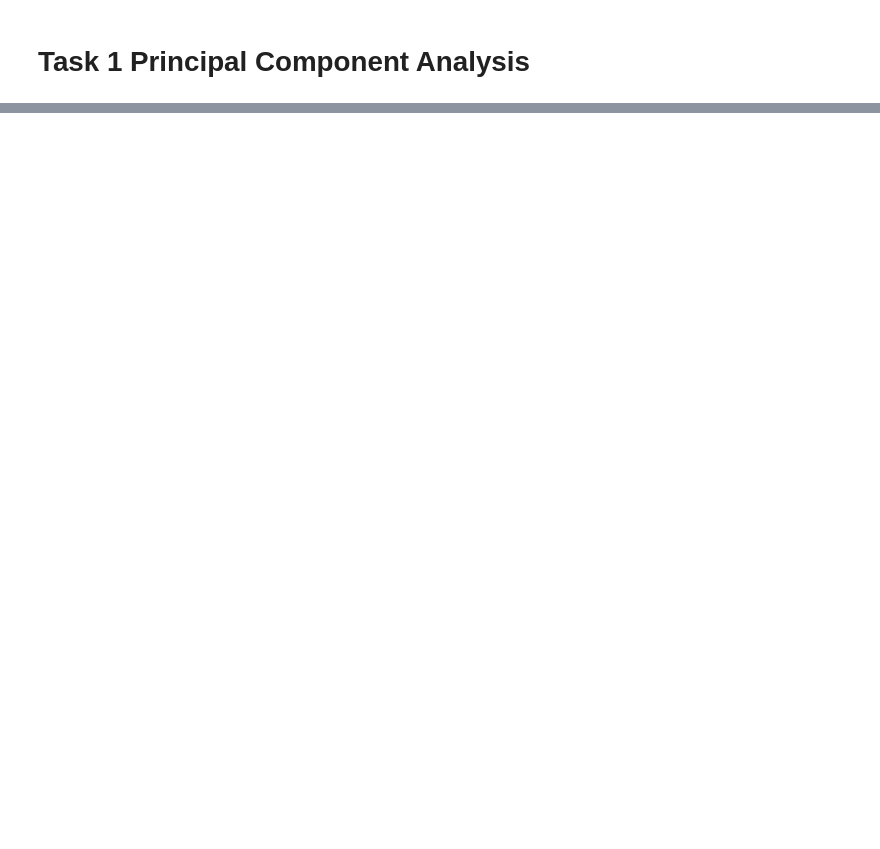
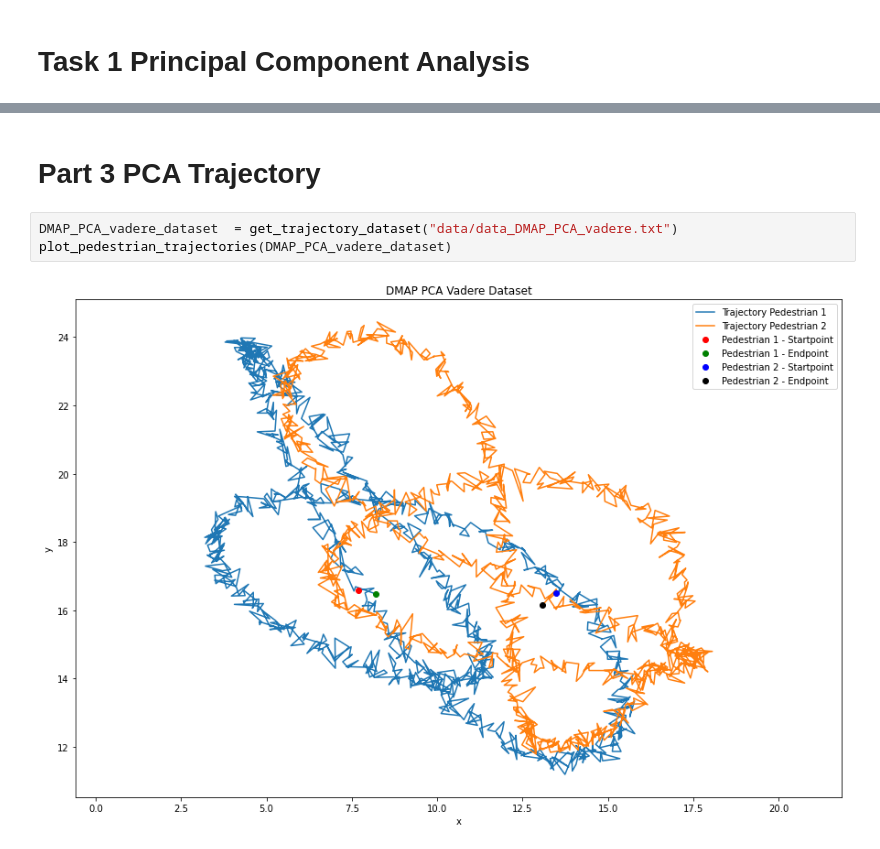
Before and after one commit to sonmikrafft-uni-MLCMS/ex4, a Jupyter notebook: task_1.ipynb, the cells around one changed output, grey strips where cells are left out. Drawn from its saved outputs; the diff is of its cells as text; blank space fills up the shorter version.

```diff
--- a/task_1.ipynb
+++ b/task_1.ipynb
@@ -28,0 +110,7 @@ Part 3
+# %% [markdown]
+# Part 3 PCA Trajectory
+# %%
+DMAP_PCA_vadere_dataset  = get_trajectory_dataset("data/data_DMAP_PCA_vadere.txt")
+plot_pedestrian_trajectories(DMAP_PCA_vadere_dataset)
+# %% [output]
+[figure, added]
```
Also changed, not shown: parts of 24 cells of this notebook, 2 other files.
